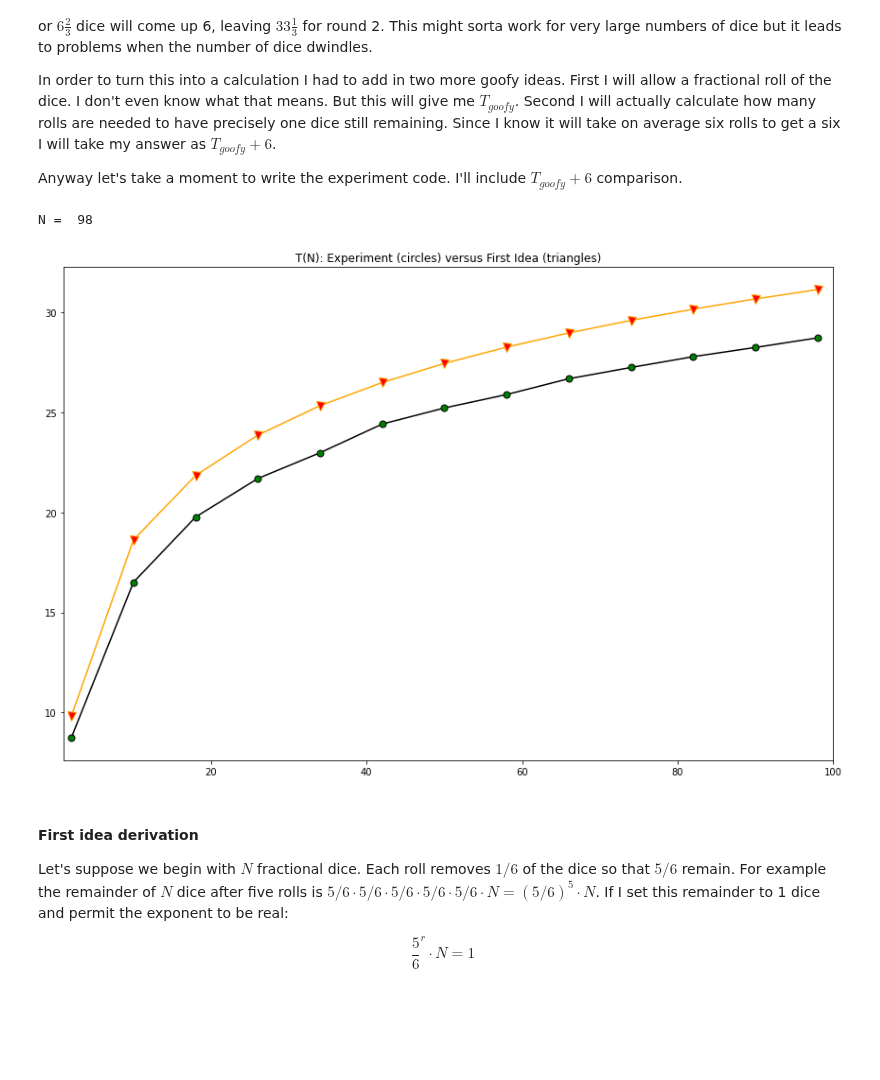
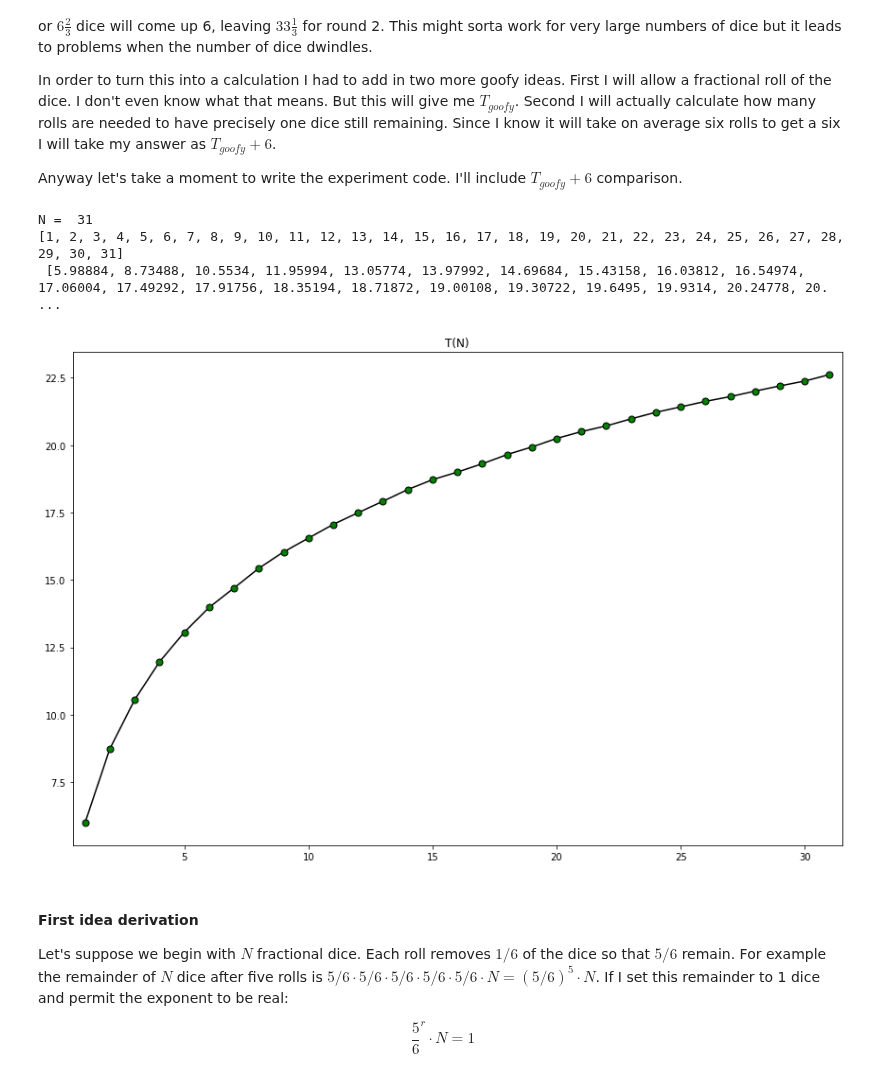
Before and after one commit to robfatland/othermathclub, a Jupyter notebook: sixes.ipynb, the cells around one changed output. Saved outputs shown, nothing was run; the diff lists cells and outputs as text; code cells hidden in the pictures; blank space fills up the shorter version.

```diff
--- a/sixes.ipynb
+++ b/sixes.ipynb
@@ -909,49 +856,50 @@ comparison.
 # %%
 from matplotlib import pyplot as plt
 from random import randint
 from math import log
 from IPython.display import clear_output
 
-def experiment_run(nDice0, nDice1, nDiceSkip, nTrials):
+def SixesExperiments(nDice0, nDice1, nDiceSkip, nTrials):
+    '''
+    Run a series of experimental sixes games for a set of values of n, the
+    number of dice used in the game. n will run from nDice0 to nDice1 with
+    skip parameter nDiceSkip. So 1, 10, 3 would run the experiment for 1, 4, 7
+    and 10 dice. The function returns a list of n values n[] and a list of
+    expectations x[]. For each value of 'n' there are nTrials run.
+    '''
     x, n = [], []
     for N in range(nDice0, nDice1 + 1, nDiceSkip):
         n.append(N)
         nThrowsSum = 0
         for T in range(nTrials):
-            nRemaining = N
-            nThrows = 0
+            nRemaining, nThrows = N, 0
             while nRemaining:
                 nThrows += 1
                 for k in range(nRemaining):
                     if randint(1, 6) == 6: nRemaining -= 1
             nThrowsSum += nThrows
-        x.append(nThrowsSum / nTrials)
-        clear_output(wait = True)
-        print("N = ", N)
+        x.append(nThrowsSum / nTrials); clear_output(wait = True); print("N = ", N)
     return x, n
 
-def calculate_idea_1(nDice0, nDice1, nDiceSkip):
-    return [6 + log(1/N)/log(5/6) for N in range(nDice0, nDice1 + 1, nDiceSkip)]
+def compare_plot(n, x, c, nDice1):
 
-def compare_plot(n, x, c, nDice1):
-    fig, axs = plt.subplots(figsize=(12,8), tight_layout=True)
-    axs.plot(n, x, marker='.', ms=14., color='k', mfc='g')
-    axs.plot(n, c, marker='v', ms=9., color='orange', mfc='r')
-    axs.set(xlim = (1, nDice1))
-    axs.set(title='T(N): Experiment (circles) versus First Idea (triangles)')
+nTrials = 50000
+nDice0 = 1
+nDice1 = 31
+nDiceSkip = 1
 
-nTrials = 5000
-nDice0 = 2
-nDice1 = 100
-nDiceSkip = 8
+x, n = SixesExperiments(nDice0, nDice1, nDiceSkip, nTrials)
+print(n, '\n', x)
 
-x, n = experiment_run(nDice0, nDice1, nDiceSkip, nTrials)
-c    = calculate_idea_1(nDice0, nDice1 + 1, nDiceSkip)
-
-compare_plot(n, x, c, nDice1)
+fig, axs = plt.subplots(figsize=(12,8), tight_layout=True)
+axs.plot(n, x, marker='.', ms=14., color='k', mfc='g')
+axs.set(xlim = (nDice0 - 0.5, nDice1 + .5), title='T(N) Experimental')
+plt.show()
 # %% [output]
-N =  98
+N =  31
+[1, 2, 3, 4, 5, 6, 7, 8, 9, 10, 11, 12, 13, 14, 15, 16, 17, 18, 19, 20, 21, 22, 23, 24, 25, 26, 27, 28, 29, 30, 31]
+ [5.98884, 8.73488, 10.5534, 11.95994, 13.05774, 13.97992, 14.69684, 15.43158, 16.03812, 16.54974, 17.06004, 17.49292, 17.91756, 18.35194, 18.71872, 19.00108, 19.30722, 19.6495, 19.9314, 20.24778, 20. ...
-[figure, old version]
+[figure, new version]
 # %% [markdown]
 #### First idea derivation
 
```
Also changed, not shown: parts of 24 cells of this notebook.
